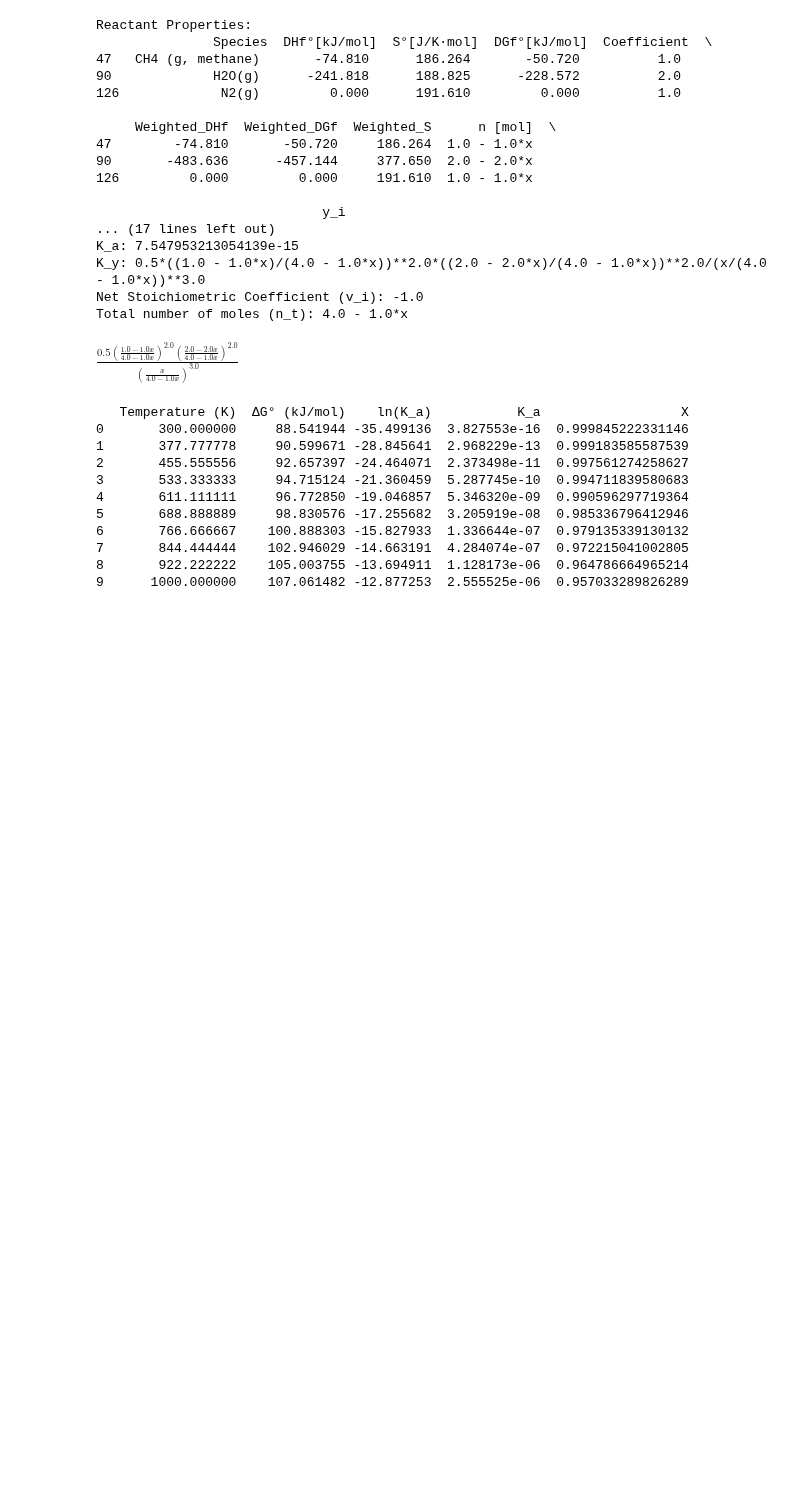
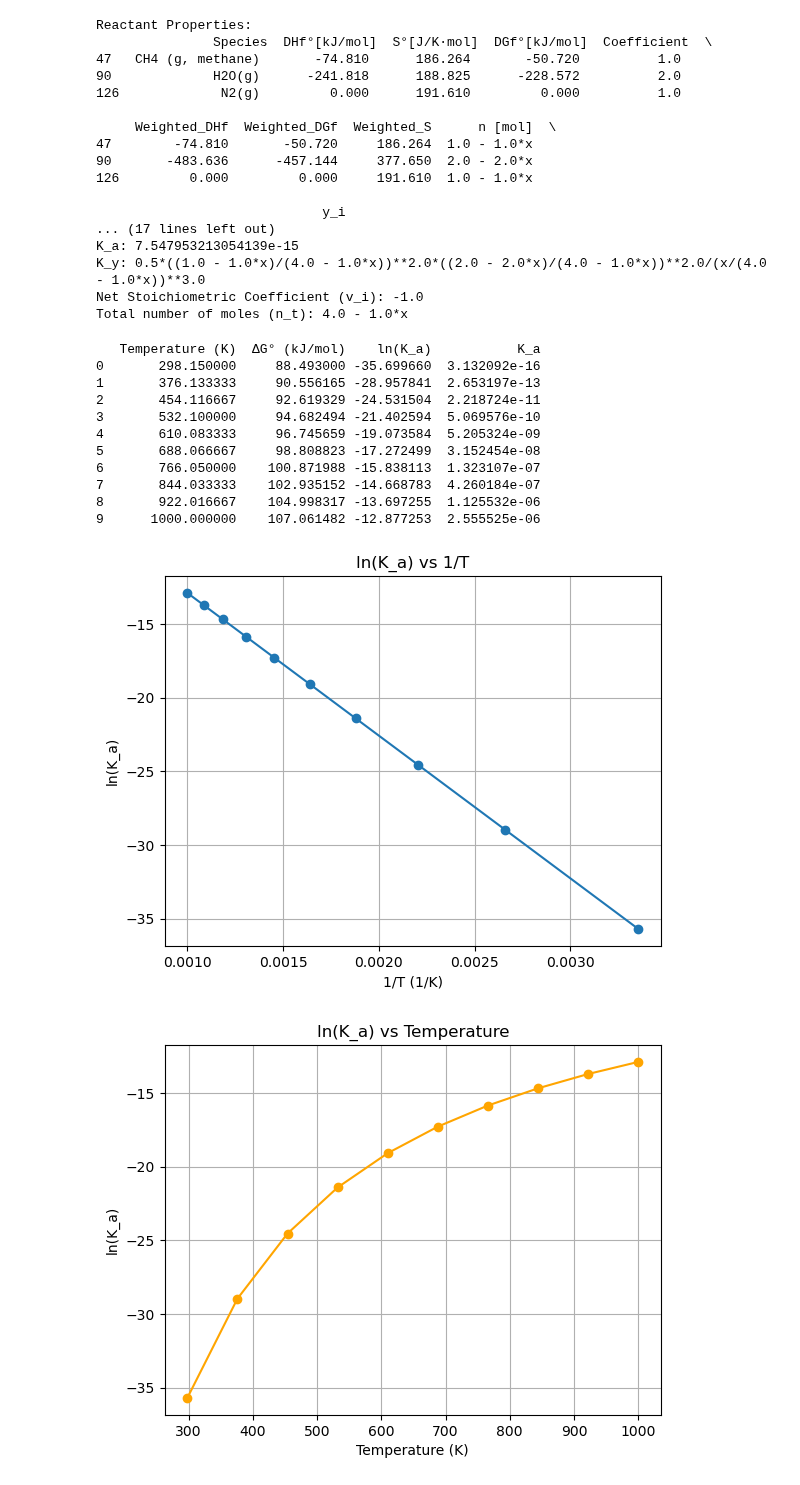
Before and after one commit to Aguiario/Chemical_reaction_engineering, a Jupyter notebook: Equilibrium and Surface Phenomena/1) Themal Systems/Exam_1_2024.ipynb, the cells around one changed output. Drawn from its saved outputs; the diff is of its cells as text; code cells hidden in the pictures; blank space fills up the shorter version.

```diff
--- a/Equilibrium and Surface Phenomena/1) Themal Systems/Exam_1_2024.ipynb
+++ b/Equilibrium and Surface Phenomena/1) Themal Systems/Exam_1_2024.ipynb
@@ -25,22 +26,21 @@ K_a: 7.547953213054139e-15
 K_y: 0.5*((1.0 - 1.0*x)/(4.0 - 1.0*x))**2.0*((2.0 - 2.0*x)/(4.0 - 1.0*x))**2.0/(x/(4.0 - 1.0*x))**3.0
 Net Stoichiometric Coefficient (v_i): -1.0
 Total number of moles (n_t): 4.0 - 1.0*x
-# %%
-K_y
-# %% [output]
-$\displaystyle \frac{0.5 \left(\frac{1.0 - 1.0 x}{4.0 - 1.0 x}\right)^{2.0} \left(\frac{2.0 - 2.0 x}{4.0 - 1.0 x}\right)^{2.0}}{\left(\frac{x}{4.0 - 1.0 x}\right)^{3.0}}$
 # %%
-temperatures = valores = np.linspace(300, 1000, num=10)
-results = utl.properties_temperature(temperatures, dG_f0, dS0, K_y=K_y)
+temperatures = np.linspace(298.15, 1000, num=10)
+results = utl.properties_temperature(temperatures, dG_f0, dS0)
+utl.graphs_T(results)
 # %% [output]
-   Temperature (K)  ΔG° (kJ/mol)    ln(K_a)           K_a                  X
-0       300.000000     88.541944 -35.499136  3.827553e-16  0.999845222331146
-1       377.777778     90.599671 -28.845641  2.968229e-13  0.999183585587539
-2       455.555556     92.657397 -24.464071  2.373498e-11  0.997561274258627
-3       533.333333     94.715124 -21.360459  5.287745e-10  0.994711839580683
-4       611.111111     96.772850 -19.046857  5.346320e-09  0.990596297719364
-5       688.888889     98.830576 -17.255682  3.205919e-08  0.985336796412946
-6       766.666667    100.888303 -15.827933  1.336644e-07  0.979135339130132
-7       844.444444    102.946029 -14.663191  4.284074e-07  0.972215041002805
-8       922.222222    105.003755 -13.694911  1.128173e-06  0.964786664965214
-9      1000.000000    107.061482 -12.877253  2.555525e-06  0.957033289826289
+   Temperature (K)  ΔG° (kJ/mol)    ln(K_a)           K_a
+0       298.150000     88.493000 -35.699660  3.132092e-16
+1       376.133333     90.556165 -28.957841  2.653197e-13
+2       454.116667     92.619329 -24.531504  2.218724e-11
+3       532.100000     94.682494 -21.402594  5.069576e-10
+4       610.083333     96.745659 -19.073584  5.205324e-09
+5       688.066667     98.808823 -17.272499  3.152454e-08
+6       766.050000    100.871988 -15.838113  1.323107e-07
+7       844.033333    102.935152 -14.668783  4.260184e-07
+8       922.016667    104.998317 -13.697255  1.125532e-06
+9      1000.000000    107.061482 -12.877253  2.555525e-06
+[figure, added]
+[figure, added]
```
Also changed, not shown: parts of 4 cells of this notebook, 2 other files.
